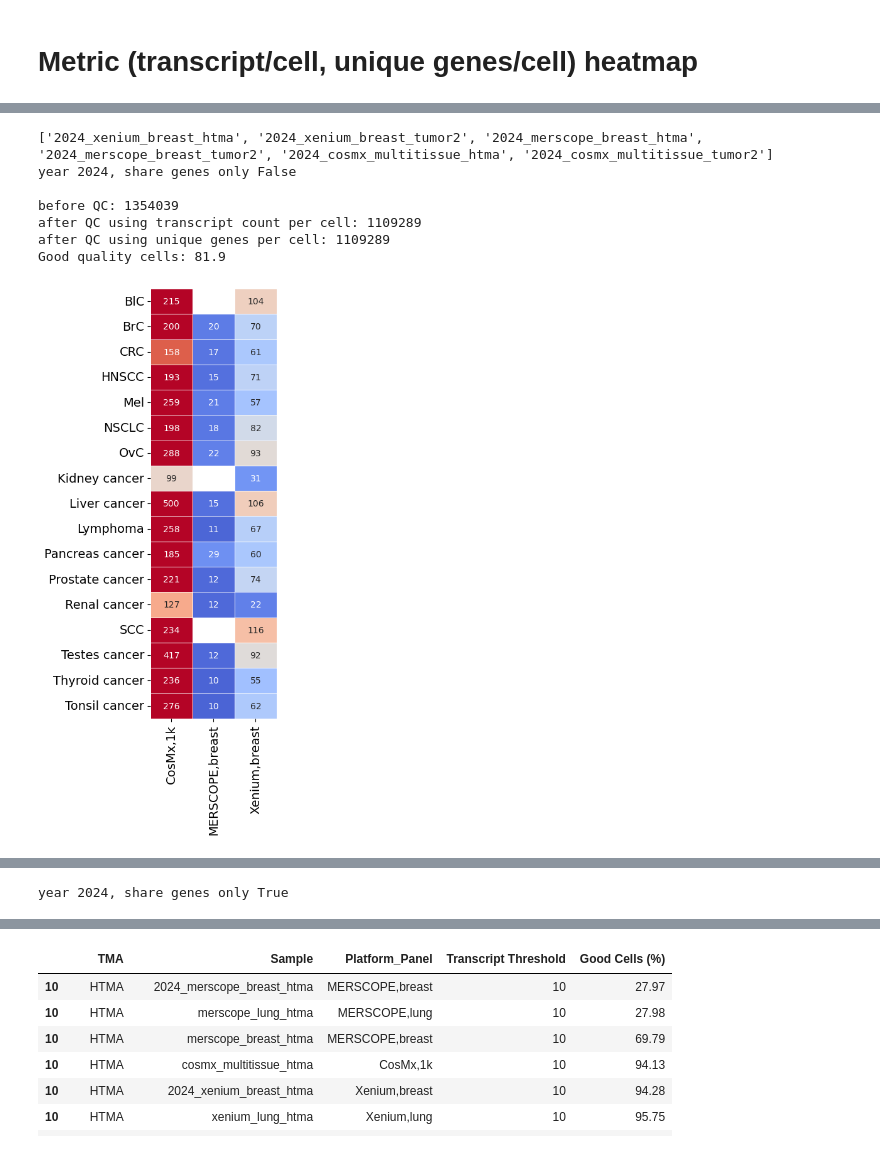
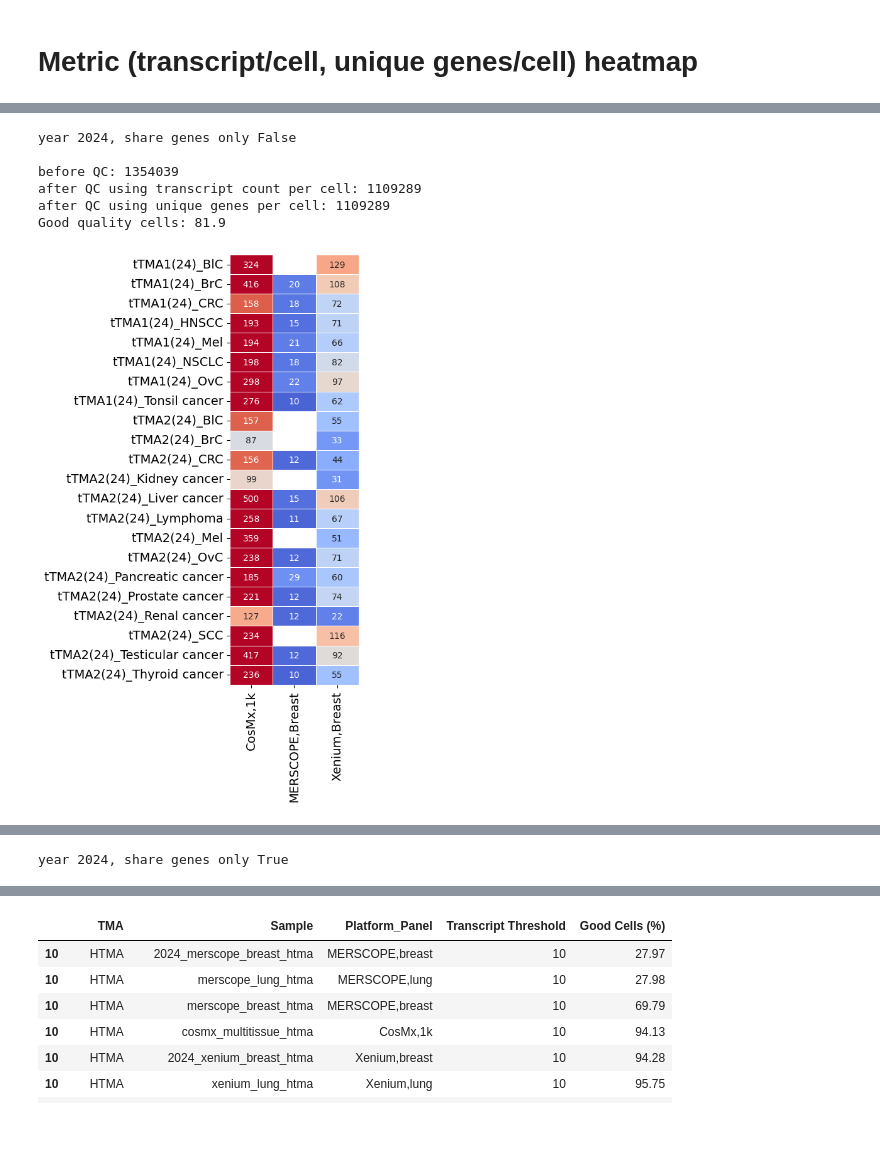
Before and after one commit to broadinstitute/ist_benchmarking, a Jupyter notebook: 06_single_cell_metrics.ipynb, the cells around one changed output, grey strips where cells are left out. Saved outputs shown, nothing was run; the diff lists cells and outputs as text; code cells hidden in the pictures.

Commit message:
group tissue type by TMA

```diff
--- a/06_single_cell_metrics.ipynb
+++ b/06_single_cell_metrics.ipynb
@@ -9,7 +9,7 @@ import pickle
 from st_utils import get_gene_type, name_parser
 from st_utils import correct_tissue_names
 from st_utils import correct_platform_panel
-from constants import CORRECT_PLATFORM_PANEL
+from constants import CORRECT_PLATFORM_PANEL, convert_tma_name_dict
 from constants import SAMPLES,sample_color
 
 import warnings
@@ -19,7 +19,7 @@ if not sys.warnoptions:
 wd = os.getcwd()
 print (f'working directory: {wd}')
 
-year = '2023'
+year = '2024'
 # %% [output]
 working directory: /Users/whuan/dev/ist_benchmarking
 # %%
@@ -230,28 +203,6 @@ if not os.path.exists(f'{wd}/figures/Fig_4_Segmentation'):
 group_by = 'platform_panel' # platform_panel, sample
 
 for year in ['2024']:
-
-    if year == '2024':
-        samples = [x for x in SAMPLES if '2024' in x]
-
-        custom_y_ticks = ['BlC', 'BrC', 'CRC', 'HNSCC', 'Mel', 'NSCLC', 'OvC', 'Kidney cancer', 'Liver cancer',
-                        'Lymphoma', 'Pancreas cancer', 'Prostate cancer', 'Renal cancer', 'SCC', 'Testes cancer',
-                        'Thyroid cancer', 'Tonsil cancer']
-
-
-
-    elif year == '2023':
-        samples = [x for x in SAMPLES if '2024' not in x]
-
-        # TODO: use correct ones for 2023
-        custom_y_ticks = ['BlC', 'BrC', 'CRC', 'HNSCC', 'Mel', 'NSCLC', 'OvC', 'Kidney cancer', 'Liver cancer',
-                        'Lymphoma', 'Pancreas cancer', 'Prostate cancer', 'Renal cancer', 'SCC', 'Testes cancer',
-                        'Thyroid cancer', 'Tonsil cancer']
-
-    else:
-        samples = [x for x in SAMPLES]
-    print (samples)
-
     for common in [False, True]:
         print (f"year {year}, share genes only {common}")
         if common:
@@ -293,15 +244,23 @@ for year in ['2024']:
             with open(f"{wd}/data/{year}_qced_cell_id", "wb") as fp:
                 pickle.dump(qced_cell_id, fp)
 
+
+        df_mat['tma'] = df_mat['tma'].apply(lambda x: f"{convert_tma_name_dict[x]}({year[-2:]})")
+        df_mat['tma_tissue'] = df_mat['tma'] + '_' + df_mat['tissue_type']
+        df_mat = df_mat.sort_values(by='tma_tissue').reset_index()
+        # max_length = df_mat['tma_tissue'].str.len().max()
+        # df_mat['tma_tissue'] = df_mat['tma_tissue'].str.pad(max_length, side='right', fillchar=' ')
+
+
         for metric in ['transcript_counts', 'unique_genes']:
-            df_plot = df_mat.groupby(by=[group_by, 'tissue_type'], as_index=False).agg({metric:'median'})
-            df_plot = df_plot.pivot_table(index='tissue_type',columns=group_by,values=metric)
-            df_plot = df_plot.reindex(custom_y_ticks)
+            df_plot = df_mat.groupby(by=[group_by, 'tma_tissue'], as_index=False).agg({metric:'median'})
+            df_plot = df_plot.pivot_table(index='tma_tissue',columns=group_by,values=metric)
+            # df_plot = df_plot.reindex(custom_y_ticks)
             # display(get_df_color(df_plot))
 
 
             vmax = 80 if metric == 'unique_genes' else 180
-            figsize=(2.4, 9)  if metric == 'unique_genes' else (4, 9)
+            figsize=(2.4, 9)  if metric == 'unique_genes' else (5.3, 9)
 
             if common:
                 vmax = 40
@@ -322,32 +281,35 @@ for year in ['2024']:
             g = sns.heatmap(df_plot_trim, annot=True, cmap='coolwarm', linewidths=0.5,
                             vmin=0, vmax=vmax, fmt=".0f", cbar=False)
 
             gene_string = 'shared genes' if common else 'all genes'
 
             plt.xlabel('')
             plt.ylabel('')
             fontsize = 14
             xlabels = g.get_xticklabels()
             g.set_xticklabels(xlabels, fontsize=fontsize, rotation=90)
             ylabels = g.get_yticklabels()
 
             if metric == 'unique_genes' or common:
                 g.set_yticklabels([])
             else:
                 g.set_yticklabels(ylabels, fontsize=fontsize)
 
+            # # Align y-tick labels to the left
+            # for label in g.get_yticklabels():
+            #     label.set_horizontalalignment('left')
+
             plt.tight_layout()
 
             plt.savefig(f'{wd}/figures/Fig_4_Segmentation/Main_Fig_{metric}_{year}_{common}.png', dpi=250, transparent=True)
             plt.savefig(f'{wd}/figures/Fig_4_Segmentation/Main_Fig_{metric}_{year}_{common}.eps', dpi=250, transparent=True)
             plt.show()
       ## Add manual title per cell across tissue types by platform x panel ({gene_string})", rotation=270, va='center', fontsize=16)
 # %% [output]
-['2024_xenium_breast_htma', '2024_xenium_breast_tumor2', '2024_merscope_breast_htma', '2024_merscope_breast_tumor2', '2024_cosmx_multitissue_htma', '2024_cosmx_multitissue_tumor2']
 year 2024, share genes only False
 
 before QC: 1354039
 after QC using transcript count per cell: 1109289
 after QC using unique genes per cell: 1109289
 Good quality cells: 81.9
-[figure, old version]
+[figure, new version]
```
Also changed, not shown: parts of 6 cells of this notebook.
